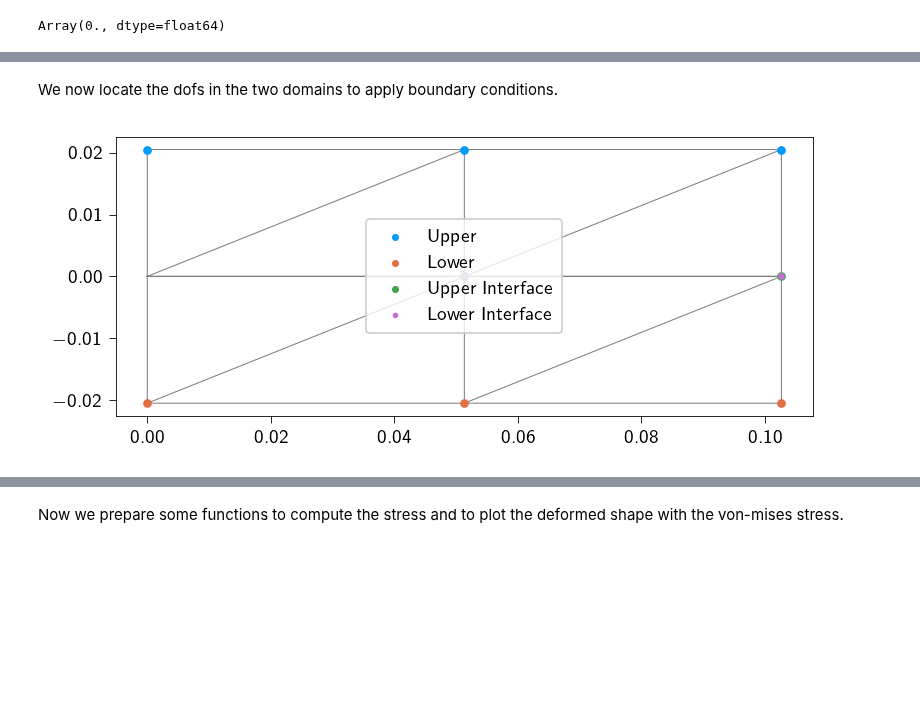
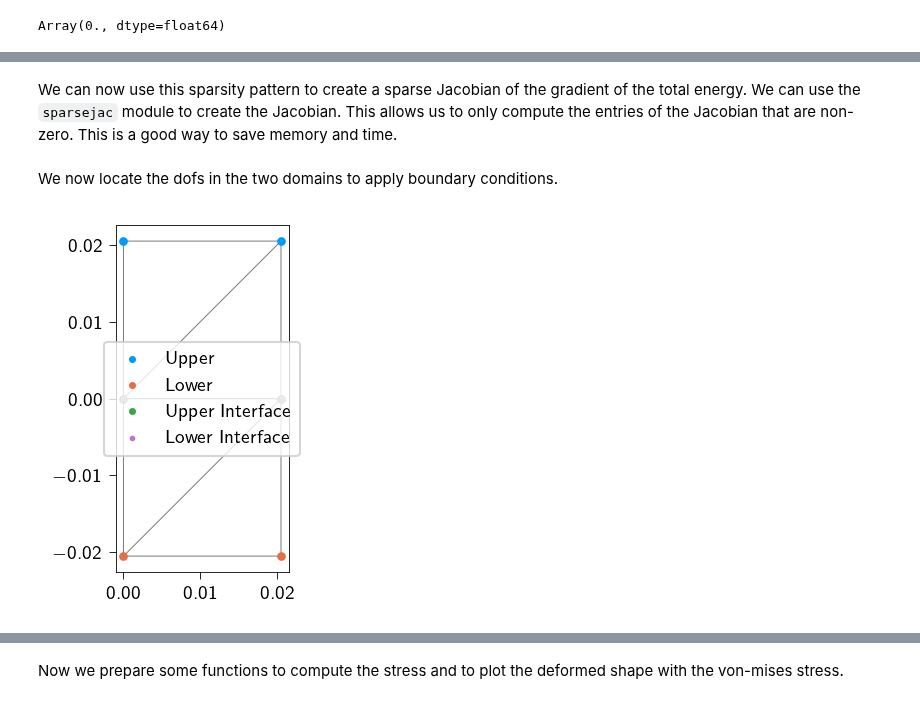
Before and after one commit to smec-ethz/tatva, a Jupyter notebook: examples/notebooks/quasistatic_fracture.ipynb, the cells around one changed output, grey strips where cells are left out. Drawn from its saved outputs; the diff is of its cells as text; code cells hidden in the pictures; blank space fills up the shorter version.

Commit message:
cohesive frature with sparse solver working

```diff
--- a/examples/notebooks/quasistatic_fracture.ipynb
+++ b/examples/notebooks/quasistatic_fracture.ipynb
@@ -135,13 +136,13 @@ def generate_mesh_with_line_elements(
 
     return coords, elements_2d, jnp.unique(jnp.array(elements_1d), axis=0)
 # %%
-Nx = 2  # Number of elements in X
+Nx = 1  # Number of elements in X
 Ny = 1  # Number of elements in Y
-Lx = 20 * L_G  # Length in X
+Lx = 4 * L_G  # Length in X
 Ly = 4 * L_G  # Length in Y
 
 
-crack_length = 1.2 * L_G
+crack_length = -1.0* L_G
 
 
 # function identifies nodes on the cohesive line at y = 0. and x > 2.0
@@ -499,4 +463,6 @@ sparsity_constraints_pattern = jax.experimental.sparse.BCOO(
 # %%
-plt.spy(sparsity_pattern_alone.todense())
+plt.style.use(STYLE_PATH)
+plt.figure(figsize=(3,3))
+plt.spy(sparsity_pattern.todense())
 plt.show()
 # %% [output]
@@ -532,0 +470,2 @@ plt.spy(sparsity_pattern_diffax.todense())
+# %% [markdown]
+We can now use this sparsity pattern to create a sparse Jacobian of the gradient of the total energy. We can use the `sparsejac` module to create the Jacobian. This allows us to only compute the entries of the Jacobian that are non-zero. This is a good way to save memory and time.
@@ -540,8 +484,6 @@ y_min = jnp.min(coords[:, 1])
 y_min_upper_body = jnp.min(upper_coords[:, 1])
 y_max_lower_body = jnp.max(lower_coords[:, 1])
 
-# left_upper_nodes = jnp.where(jnp.isclose(coords[:, 0], 0.0) & (coords[:, 1] >= 0))[0]
-# left_lower_nodes = jnp.where(jnp.isclose(coords[:, 0], 0.0) & (coords[:, 1] < 0))[0]
 upper_nodes = jnp.where(jnp.isclose(coords[:, 1], y_max))[0]
 lower_nodes = jnp.where(jnp.isclose(coords[:, 1], y_min))[0]
 upper_interface_nodes = jnp.where(
@@ -558,8 +500,6 @@ fixed_dofs = jnp.concatenate(
         2 * upper_nodes + 1,
         2 * lower_nodes,
         2 * lower_nodes + 1,
-        2 * upper_interface_nodes + 1,
-        2 * lower_interface_nodes + 1,
     ]
 )
 
@@ -570,37 +510,34 @@ prescribed_values = jnp.zeros(n_dofs).at[2 * upper_nodes].set(0.0)
 prescribed_values = prescribed_values.at[2 * upper_nodes + 1].set(applied_disp / 2.0)
 prescribed_values = prescribed_values.at[2 * lower_nodes].set(0.0)
 prescribed_values = prescribed_values.at[2 * lower_nodes + 1].set(-applied_disp / 2.0)
-prescribed_values = prescribed_values.at[2 * upper_interface_nodes + 1].set(0.0)
-prescribed_values = prescribed_values.at[2 * lower_interface_nodes + 1].set(0.0)
 
 free_dofs = jnp.setdiff1d(jnp.arange(n_dofs), fixed_dofs)
 
 
-# --- Plot the mesh ---
 # We plot the mesh the nodes that are fixed on the left and right edges.
 
 plt.style.use(STYLE_PATH)
 plt.figure(figsize=(6, 3))
 ax = plt.axes()
 ax.triplot(coords[:, 0], coords[:, 1], elements, color="grey", lw=0.5)
 
 ax.scatter(coords[upper_nodes, 0], coords[upper_nodes, 1], s=10, label="Upper")
 ax.scatter(coords[lower_nodes, 0], coords[lower_nodes, 1], s=10, label="Lower")
 ax.scatter(
     coords[upper_interface_nodes, 0],
     coords[upper_interface_nodes, 1],
     s=10,
     label="Upper Interface",
 )
 ax.scatter(
     coords[lower_interface_nodes, 0],
     coords[lower_interface_nodes, 1],
     s=5,
     label="Lower Interface",
 )
 ax.legend()
 ax.set_aspect("equal")
 ax.legend(loc="center")
 plt.show()
 # %% [output]
-[figure, old version]
+[figure, new version]
```
Also changed, not shown: parts of 31 cells of this notebook, 2 other files.
